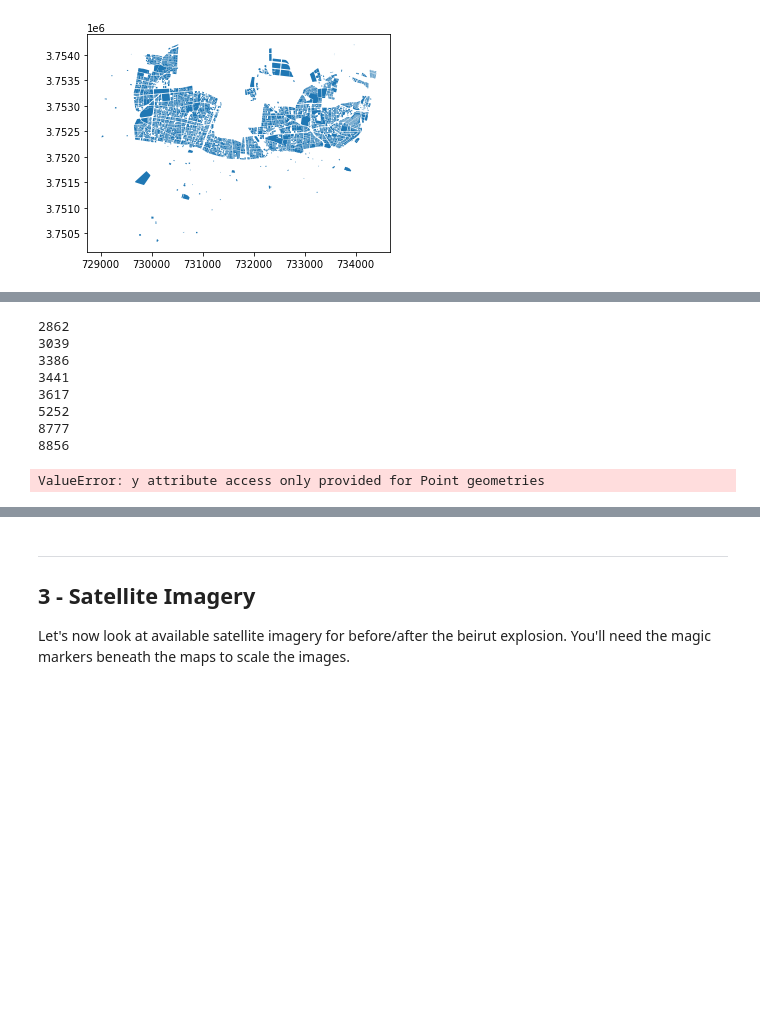
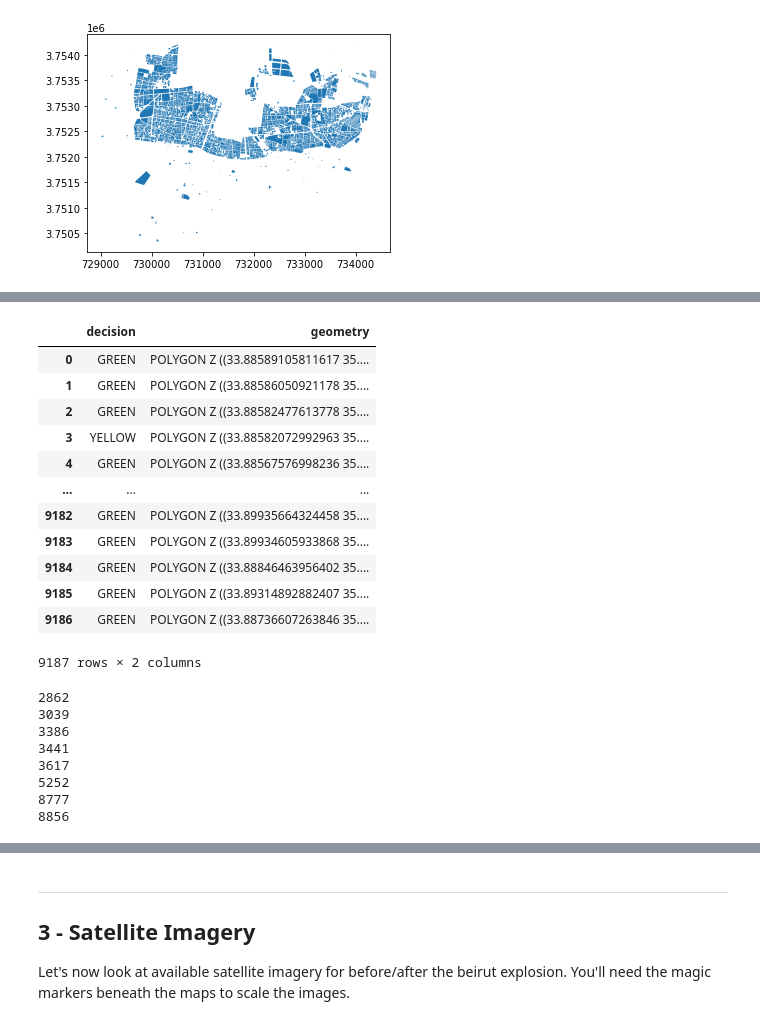
Before and after one commit to luke-scot/damage-assessment, a Jupyter notebook: data_visualisation.ipynb, the cells around one changed output, grey strips where cells are left out. Cells and saved outputs as stored; diff of their text form; code cells hidden in the pictures; blank space fills up the shorter version.

```diff
--- a/data_visualisation.ipynb
+++ b/data_visualisation.ipynb
@@ -283,3 +325,19 @@ gdf.to_file("data/beirutDamages.shp")
+# %%
+gdf.to_crs("epsg:4326")
+# %% [output]
+|  | decision | geometry |
+| 0 | GREEN | POLYGON Z ((33.88589105811617 35.... |
+| 1 | GREEN | POLYGON Z ((33.88586050921178 35.... |
+| 2 | GREEN | POLYGON Z ((33.88582477613778 35.... |
+| 3 | YELLOW | POLYGON Z ((33.88582072992963 35.... |
+| 4 | GREEN | POLYGON Z ((33.88567576998236 35.... |
+| ... | ... | ... |
+| 9182 | GREEN | POLYGON Z ((33.89935664324458 35.... |
+| 9183 | GREEN | POLYGON Z ((33.89934605933868 35.... |
+| 9184 | GREEN | POLYGON Z ((33.88846463956402 35.... |
+| 9185 | GREEN | POLYGON Z ((33.89314892882407 35.... |
+| 9186 | GREEN | POLYGON Z ((33.88736607263846 35.... |
+9187 rows × 2 columns
 # %%
 convert=gdf.copy()
 import shapely.geometry as sg
@@ -302,29 +360,6 @@ for i, val in enumerate(convert.geometry):
 8856
 # %%
 convert.to_file("data/beirutDamages.shp")
-# %%
-# Plot on map
-m8 = Map(basemap=basemaps.OpenStreetMap.Mapnik, center=[lat, lon], zoom=zoom, scroll_wheel_zoom=True)
-# with open(buildings, 'r') as f: bfs = json.load(f)
-# geo_json = GeoJSON(data=bfs,
-#                    style={'opacity': 1, 'dashArray': '9', 'fillOpacity': 0.5, 'weight': 1},
-#                   hover_style={'color': 'red', 'dashArray': '0', 'fillOpacity': 0.5})
-convert = mob.to_crs("epsg:4326")
-convert['coordinates']  = list(zip(convert.geometry.y, convert.geometry.x))
-convert['coordinates'] = convert['coordinates'].apply(sg.Point)
-convert = gpd.GeoDataFrame(convert, geometry='coordinates', crs = crsObj)
-del(convert['geometry'])
-geo_data = GeoData(geo_dataframe = convert,
-                   style={'color': 'black', 'fillColor': '#3366cc', 'opacity':0.05, 'weight':1.9, 'dashArray':'2', 'fillOpacity':0.6},
-                   hover_style={'fillColor': 'red' , 'fillOpacity': 0.2},
-                   name = 'Countries')
-
-m8.add_layer(geo_data)
-
-display(m8)
-#m1.save('./data/footprintsMap.html',title='Beirut Building Footprints')
-# %% [output]
-ValueError: y attribute access only provided for Point geometries
 # %%
 mob.to_crs("epsg:4326")
 # %% [output]
```
Also changed, not shown: parts of 5 cells of this notebook, 5 other files.
